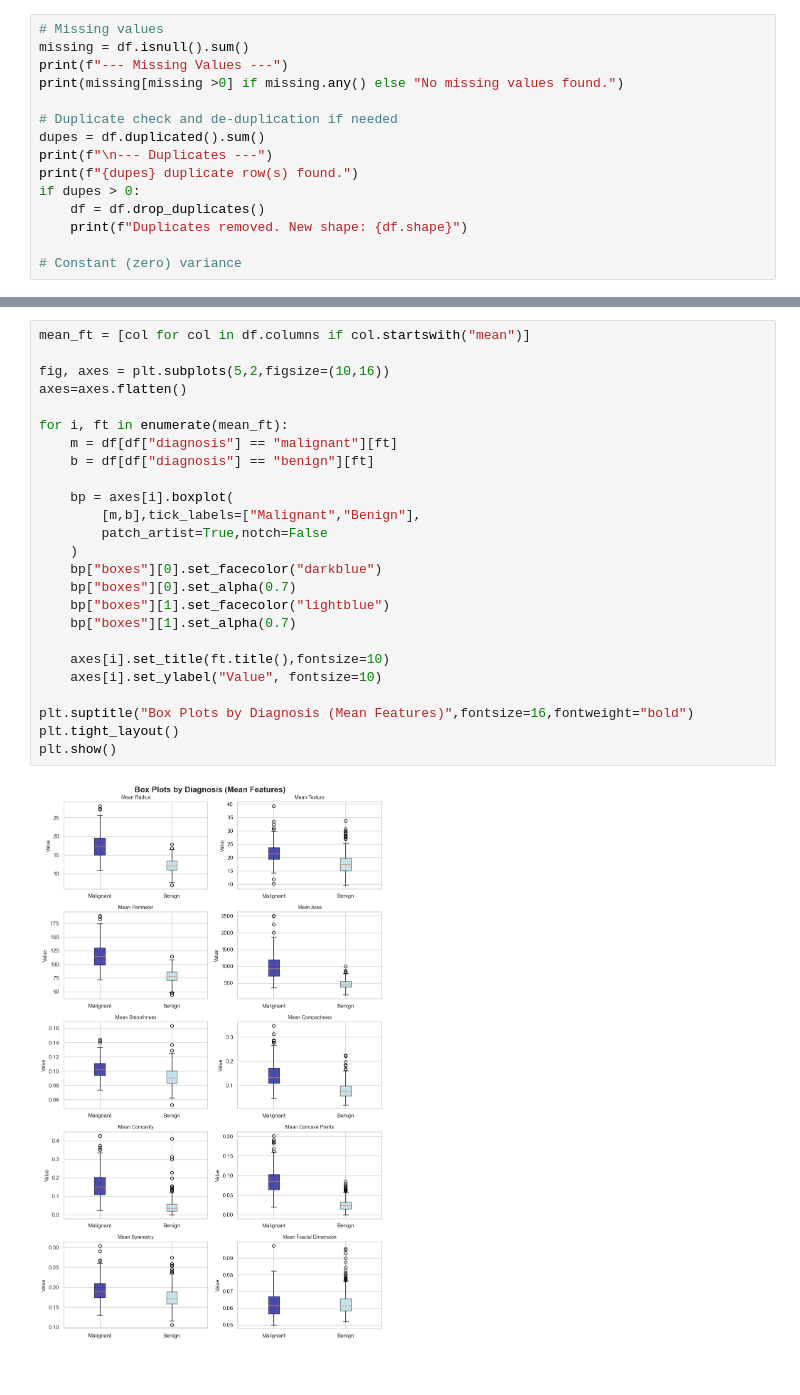
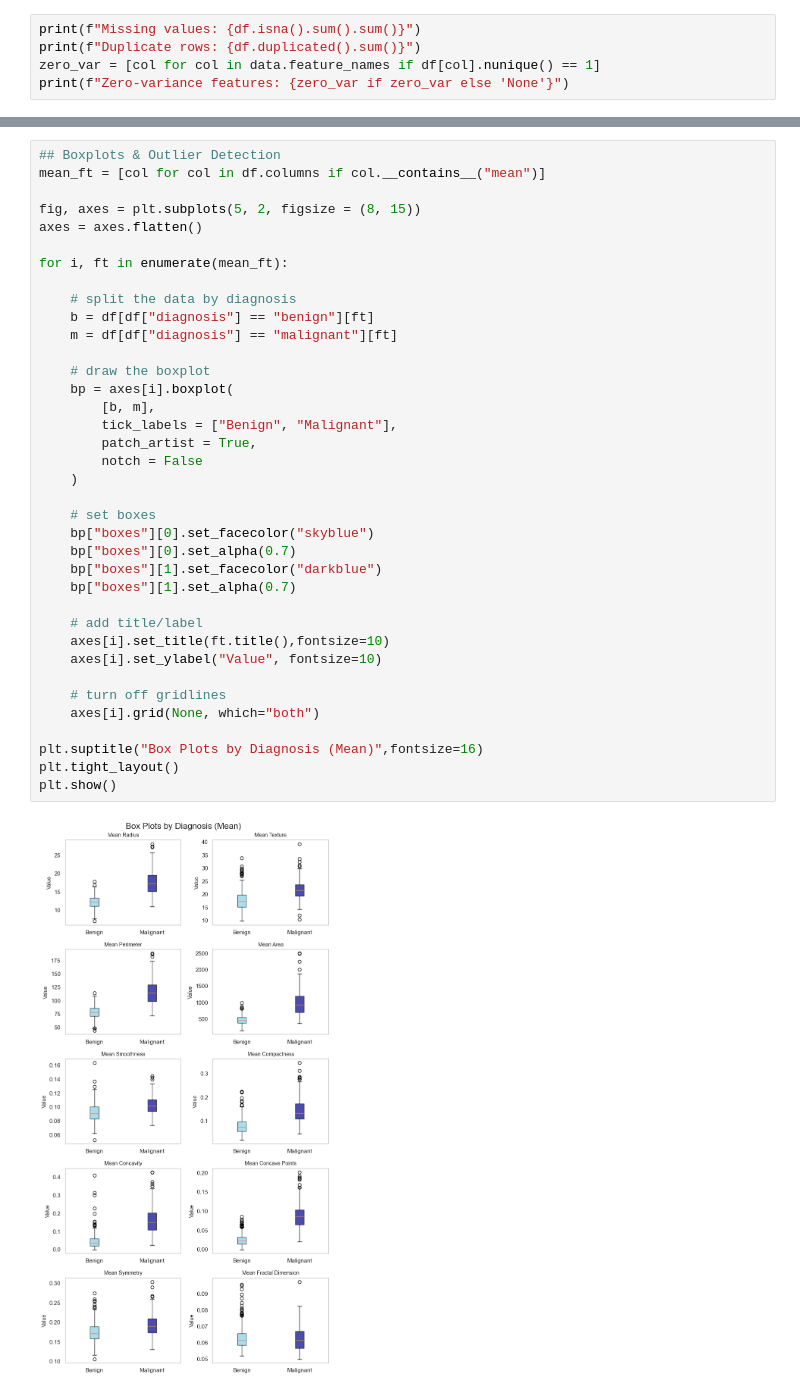
Before and after one commit to sarahcreighton/breast-cancer-classifier, a Jupyter notebook: notebooks/01_eda.ipynb, the cells around one changed output, grey strips where cells are left out. Drawn from its saved outputs; the diff is of its cells as text.

Commit message:
fixed figures, added explanations

```diff
--- a/notebooks/01_eda.ipynb
+++ b/notebooks/01_eda.ipynb
@@ -77,16 +143,6 @@ Before conducting any analyses we need to address data quality issues that could
 # %%
-# Missing values
-missing = df.isnull().sum()
-print(f"--- Missing Values ---")
-print(missing[missing >0] if missing.any() else "No missing values found.")
-
-# Duplicate check and de-duplication if needed
-dupes = df.duplicated().sum()
-print(f"\n--- Duplicates ---")
-print(f"{dupes} duplicate row(s) found.")
-if dupes > 0:
-    df = df.drop_duplicates()
-    print(f"Duplicates removed. New shape: {df.shape}")
-
-# Constant (zero) variance
+print(f"Missing values: {df.isna().sum().sum()}")
+print(f"Duplicate rows: {df.duplicated().sum()}")
+zero_var = [col for col in data.feature_names if df[col].nunique() == 1]
+print(f"Zero-variance features: {zero_var if zero_var else 'None'}")
 # %% [output]
@@ -116,28 +198,40 @@ Next, we will check for potential outliers in the dataset using boxplots.
 <!-- could potentially flag outliers as a column -->
 # %%
-mean_ft = [col for col in df.columns if col.startswith("mean")]
+## Boxplots & Outlier Detection
+mean_ft = [col for col in df.columns if col.__contains__("mean")]
 
-fig, axes = plt.subplots(5,2,figsize=(10,16))
-axes=axes.flatten()
+fig, axes = plt.subplots(5, 2, figsize = (8, 15))
+axes = axes.flatten()
 
 for i, ft in enumerate(mean_ft):
+
+    # split the data by diagnosis
+    b = df[df["diagnosis"] == "benign"][ft]
     m = df[df["diagnosis"] == "malignant"][ft]
-    b = df[df["diagnosis"] == "benign"][ft]
 
+    # draw the boxplot
     bp = axes[i].boxplot(
-        [m,b],tick_labels=["Malignant","Benign"],
-        patch_artist=True,notch=False
+        [b, m],
+        tick_labels = ["Benign", "Malignant"],
+        patch_artist = True,
+        notch = False
     )
-    bp["boxes"][0].set_facecolor("darkblue")
+
+    # set boxes
+    bp["boxes"][0].set_facecolor("skyblue")
     bp["boxes"][0].set_alpha(0.7)
-    bp["boxes"][1].set_facecolor("lightblue")
+    bp["boxes"][1].set_facecolor("darkblue")
     bp["boxes"][1].set_alpha(0.7)
 
+    # add title/label
     axes[i].set_title(ft.title(),fontsize=10)
     axes[i].set_ylabel("Value", fontsize=10)
 
-plt.suptitle("Box Plots by Diagnosis (Mean Features)",fontsize=16,fontweight="bold")
+    # turn off gridlines
+    axes[i].grid(None, which="both")
+
+plt.suptitle("Box Plots by Diagnosis (Mean)",fontsize=16)
 plt.tight_layout()
 plt.show()
 # %% [output]
-[figure, old version]
+[figure, new version]
```
Also changed, not shown: parts of 38 cells of this notebook.
